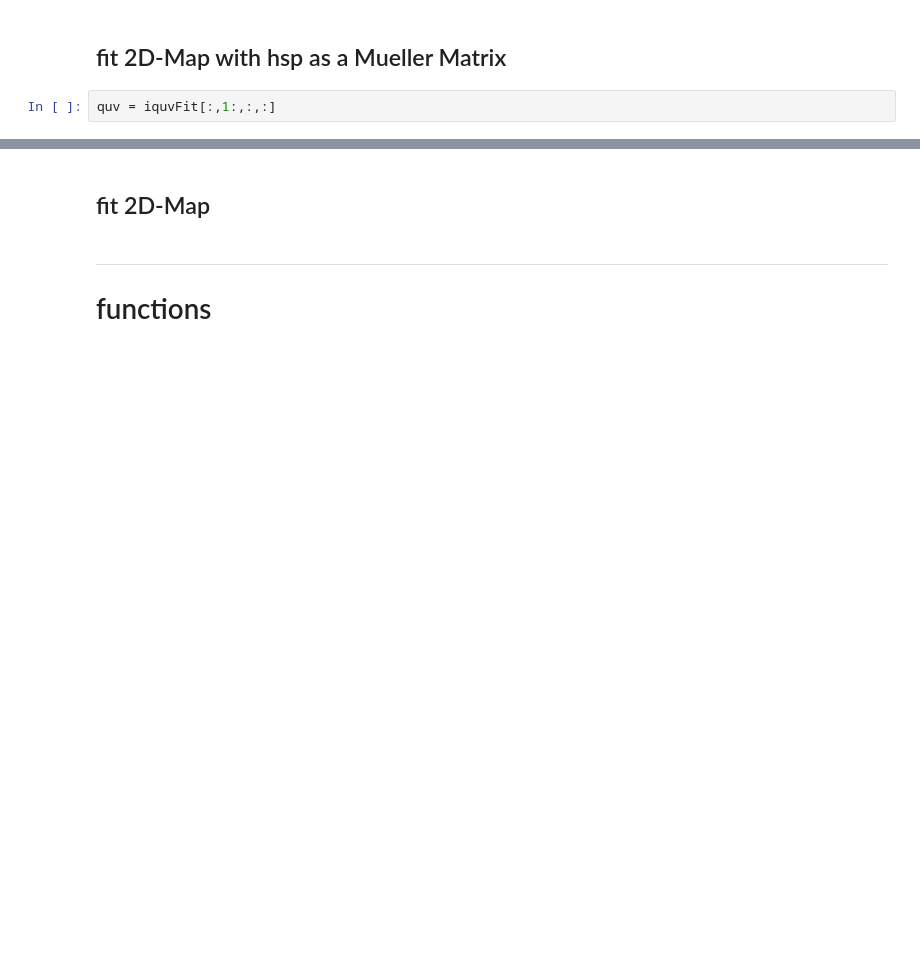
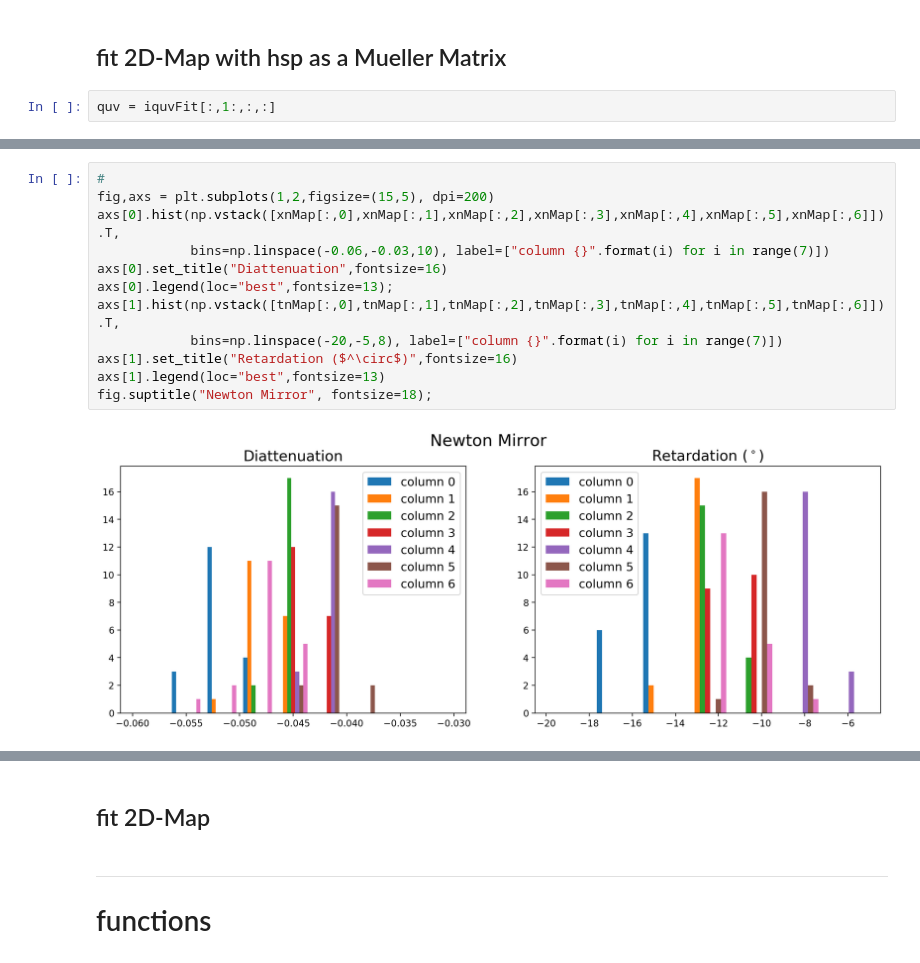
Before and after one commit to kouui/DSTHorizontalSpectroPolarimeter, a Jupyter notebook: calibration/debug_calibrationModel.ipynb, the cells around one changed output, grey strips where cells are left out. Cells and saved outputs as stored; diff of their text form; blank space fills up the shorter version.

```diff
--- a/calibration/debug_calibrationModel.ipynb
+++ b/calibration/debug_calibrationModel.ipynb
@@ -779,0 +834,14 @@ l =
+# %%
+#
+fig,axs = plt.subplots(1,2,figsize=(15,5), dpi=200)
+axs[0].hist(np.vstack([xnMap[:,0],xnMap[:,1],xnMap[:,2],xnMap[:,3],xnMap[:,4],xnMap[:,5],xnMap[:,6]]).T,
+            bins=np.linspace(-0.06,-0.03,10), label=["column {}".format(i) for i in range(7)])
+axs[0].set_title("Diattenuation",fontsize=16)
+axs[0].legend(loc="best",fontsize=13);
+axs[1].hist(np.vstack([tnMap[:,0],tnMap[:,1],tnMap[:,2],tnMap[:,3],tnMap[:,4],tnMap[:,5],tnMap[:,6]]).T,
+            bins=np.linspace(-20,-5,8), label=["column {}".format(i) for i in range(7)])
+axs[1].set_title("Retardation ($^\circ$)",fontsize=16)
+axs[1].legend(loc="best",fontsize=13)
+fig.suptitle("Newton Mirror", fontsize=18);
+# %% [output]
+[figure, added]
```
Also changed, not shown: parts of 18 cells of this notebook, 3 other files.
